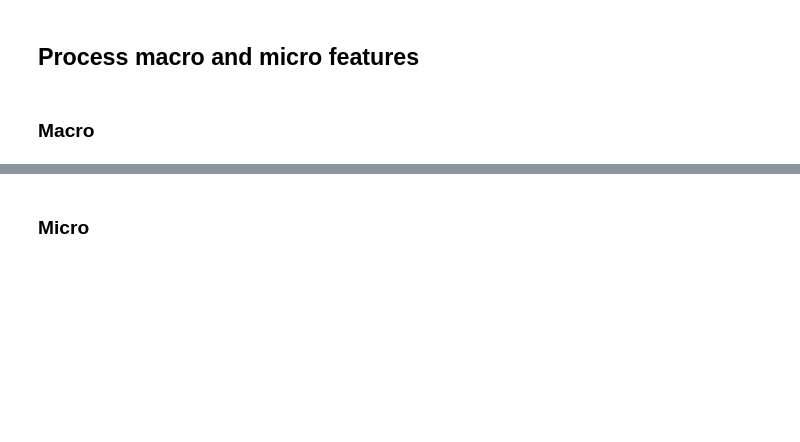
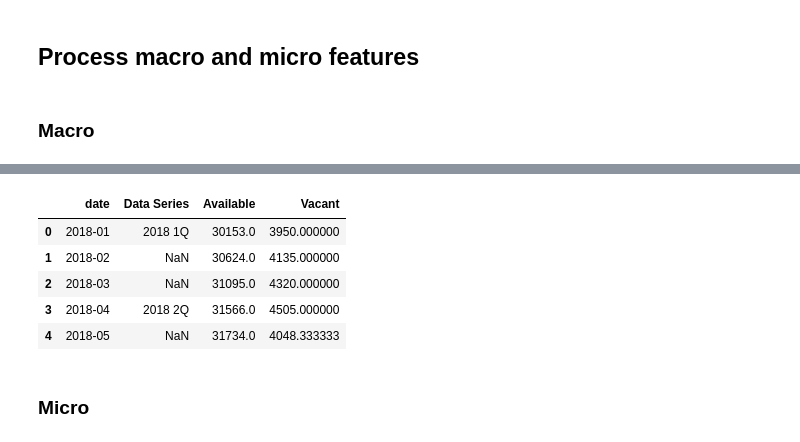
Before and after one commit to lyamlim97/singapore-rental-prediction, a Jupyter notebook: analysis.ipynb, the cells around one changed output, grey strips where cells are left out. Saved outputs shown, nothing was run; the diff lists cells and outputs as text; code cells hidden in the pictures; blank space fills up the shorter version.

Commit message:
analyse macro features and pre-process the dates

```diff
--- a/analysis.ipynb
+++ b/analysis.ipynb
@@ -80,3 +104,18 @@ df_train.head()
+# %%
+df_vacant["date"] = pd.to_datetime(
+    df_vacant["Data Series"].str.replace(r"(\d+) (\d)Q ", r"\1-Q\2", regex=True)
+).dt.to_period("M")
+df_vacant = df_vacant.set_index("date").resample("M", convention="end").interpolate("linear")
+df_vacant = df_vacant.reset_index()
+# %%
+df_vacant.head()
+# %% [output]
+|  | date | Data Series | Available | Vacant |
+| 0 | 2018-01 | 2018 1Q | 30153.0 | 3950.000000 |
+| 1 | 2018-02 | NaN | 30624.0 | 4135.000000 |
+| 2 | 2018-03 | NaN | 31095.0 | 4320.000000 |
+| 3 | 2018-04 | 2018 2Q | 31566.0 | 4505.000000 |
+| 4 | 2018-05 | NaN | 31734.0 | 4048.333333 |
 # %% [markdown]
 ### Micro
 # %%
```
Also changed, not shown: parts of 6 cells of this notebook.
